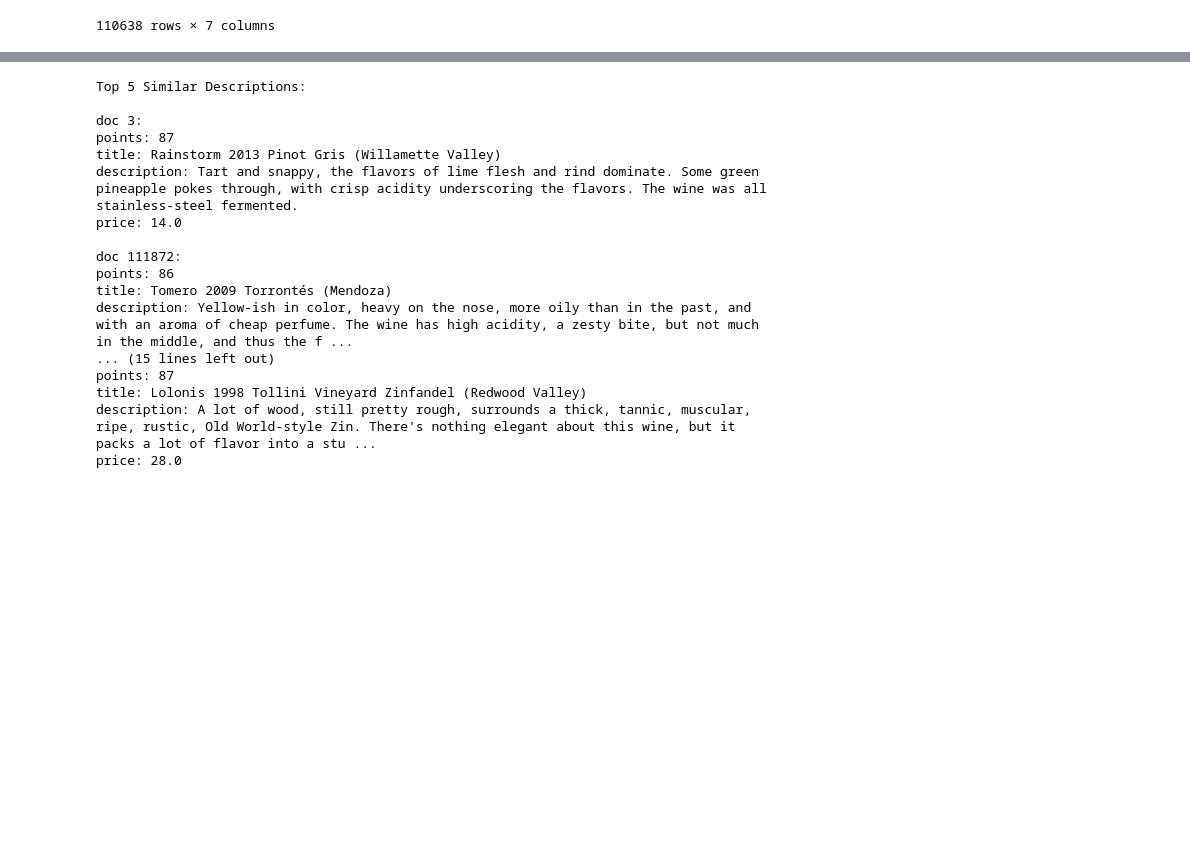
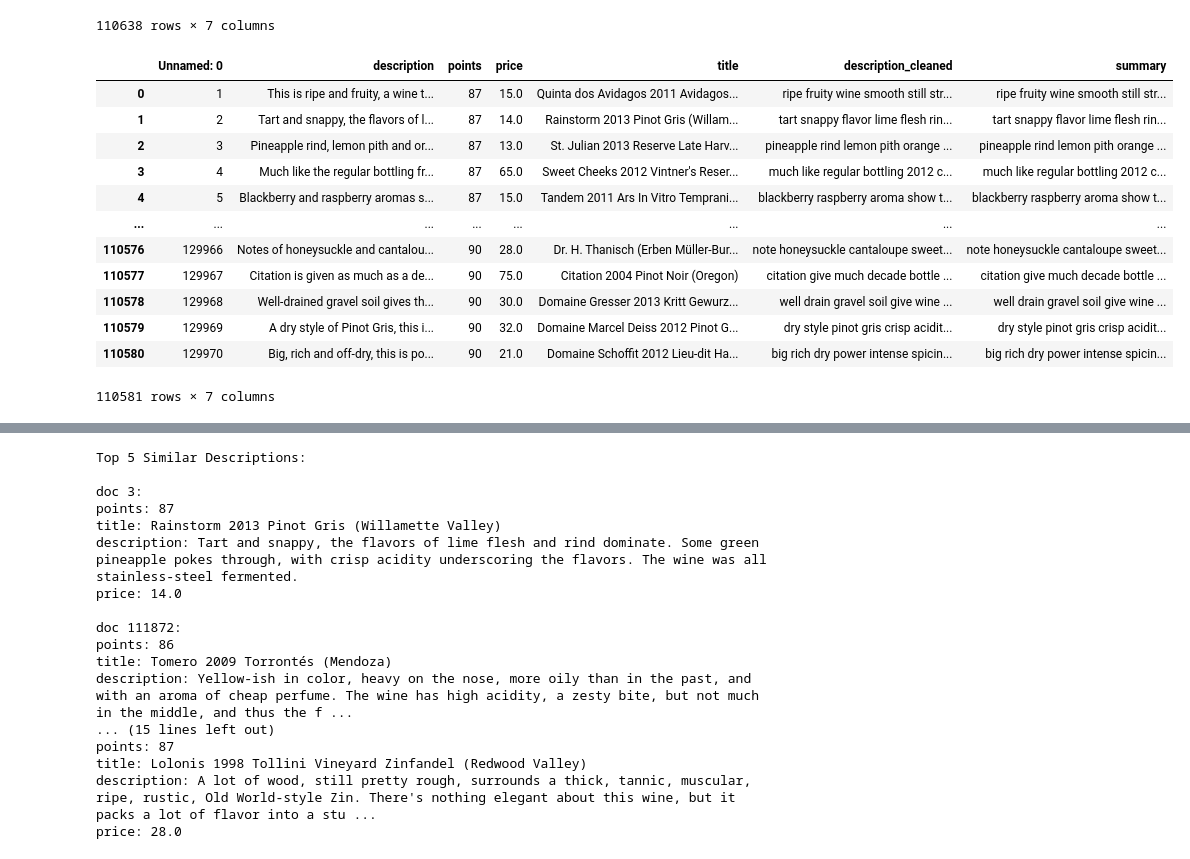
Before and after one commit to DKAvocad00/wine-recommendation, a Jupyter notebook: notebooks/reference.ipynb, the cells around one changed output, grey strips where cells are left out. Saved outputs shown, nothing was run; the diff lists cells and outputs as text; code cells hidden in the pictures; blank space fills up the shorter version.

```diff
--- a/notebooks/reference.ipynb
+++ b/notebooks/reference.ipynb
@@ -271 +273,17 @@ model = Doc2Vec.load('../model/doc2vec_model')
+# %%
+reviews
+# %% [output]
+|  | Unnamed: 0 | description | points | price | title | description_cleaned | summary |
+| 0 | 1 | This is ripe and fruity, a wine t... | 87 | 15.0 | Quinta dos Avidagos 2011 Avidagos... | ripe fruity wine smooth still str... | ripe fruity wine smooth still str... |
+| 1 | 2 | Tart and snappy, the flavors of l... | 87 | 14.0 | Rainstorm 2013 Pinot Gris (Willam... | tart snappy flavor lime flesh rin... | tart snappy flavor lime flesh rin... |
+| 2 | 3 | Pineapple rind, lemon pith and or... | 87 | 13.0 | St. Julian 2013 Reserve Late Harv... | pineapple rind lemon pith orange ... | pineapple rind lemon pith orange ... |
+| 3 | 4 | Much like the regular bottling fr... | 87 | 65.0 | Sweet Cheeks 2012 Vintner's Reser... | much like regular bottling 2012 c... | much like regular bottling 2012 c... |
+| 4 | 5 | Blackberry and raspberry aromas s... | 87 | 15.0 | Tandem 2011 Ars In Vitro Temprani... | blackberry raspberry aroma show t... | blackberry raspberry aroma show t... |
+| ... | ... | ... | ... | ... | ... | ... | ... |
+| 110576 | 129966 | Notes of honeysuckle and cantalou... | 90 | 28.0 | Dr. H. Thanisch (Erben Müller-Bur... | note honeysuckle cantaloupe sweet... | note honeysuckle cantaloupe sweet... |
+| 110577 | 129967 | Citation is given as much as a de... | 90 | 75.0 | Citation 2004 Pinot Noir (Oregon) | citation give much decade bottle ... | citation give much decade bottle ... |
+| 110578 | 129968 | Well-drained gravel soil gives th... | 90 | 30.0 | Domaine Gresser 2013 Kritt Gewurz... | well drain gravel soil give wine ... | well drain gravel soil give wine ... |
+| 110579 | 129969 | A dry style of Pinot Gris, this i... | 90 | 32.0 | Domaine Marcel Deiss 2012 Pinot G... | dry style pinot gris crisp acidit... | dry style pinot gris crisp acidit... |
+| 110580 | 129970 | Big, rich and off-dry, this is po... | 90 | 21.0 | Domaine Schoffit 2012 Lieu-dit Ha... | big rich dry power intense spicin... | big rich dry power intense spicin... |
+110581 rows × 7 columns
 # %%
```
Also changed, not shown: parts of 6 cells of this notebook, 1 other file.
